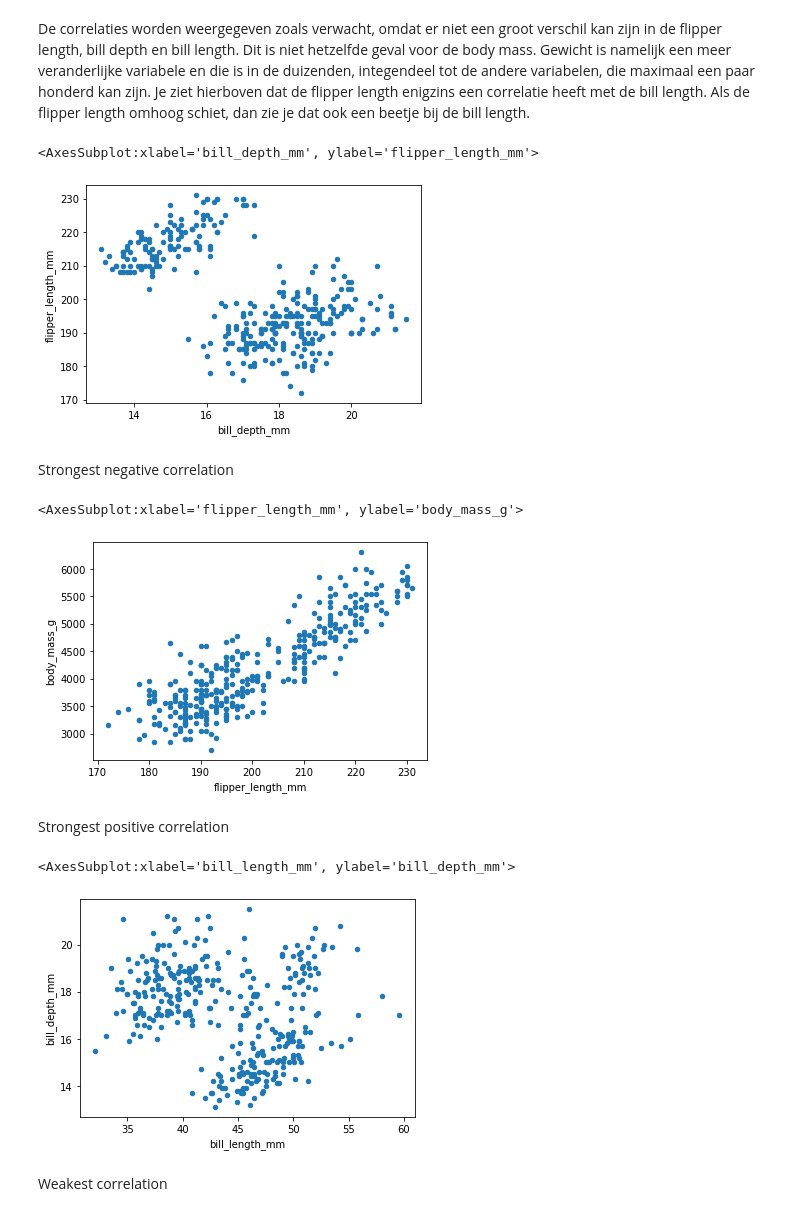
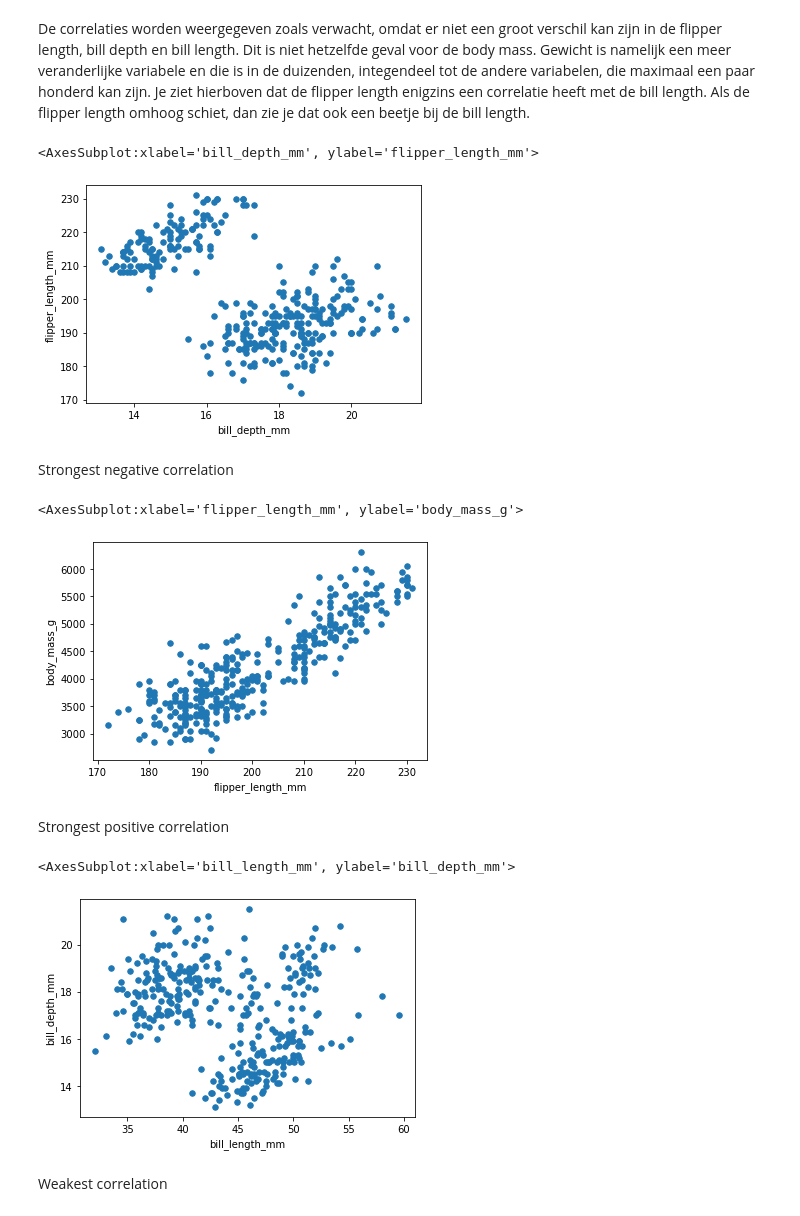
Before and after one commit to yisun2001/Data-Science, a Jupyter notebook: Assignment_9_10.ipynb, the cells around one changed output. Saved outputs shown, nothing was run; the diff lists cells and outputs as text; code cells hidden in the pictures.

```diff
--- a/Assignment_9_10.ipynb
+++ b/Assignment_9_10.ipynb
@@ -182,24 +52,24 @@ penguins.drop(['body_mass_g'],axis = 1).plot(figsize=(16,6))
 # %% [markdown]
 De correlaties worden weergegeven zoals verwacht, omdat er niet een groot verschil kan zijn in de flipper length, bill depth en bill length. Dit is niet hetzelfde geval voor de body mass. Gewicht is namelijk een meer veranderlijke variabele en die is in de duizenden, integendeel tot de andere variabelen, die maximaal een paar honderd kan zijn. Je ziet hierboven dat de flipper length enigzins een correlatie heeft met de bill length. Als de flipper length omhoog schiet, dan zie je dat ook een beetje bij de bill length.
 # %%
-penguins.plot(kind='scatter', x='bill_depth_mm', y='flipper_length_mm')
+penguins.plot(kind='scatter', x='bill_depth_mm', y='flipper_length_mm', s=30)
 # %% [output]
 <AxesSubplot:xlabel='bill_depth_mm', ylabel='flipper_length_mm'>
-[figure, old version]
+[figure, new version]
 # %% [markdown]
 Strongest negative correlation
 # %%
-penguins.plot(kind='scatter', x='flipper_length_mm', y='body_mass_g')
+penguins.plot(kind='scatter', x='flipper_length_mm', y='body_mass_g', s=30)
 # %% [output]
 <AxesSubplot:xlabel='flipper_length_mm', ylabel='body_mass_g'>
-[figure, old version]
+[figure, new version]
 # %% [markdown]
 Strongest positive correlation
 # %%
-penguins.plot(kind='scatter', x='bill_length_mm', y='bill_depth_mm')
+penguins.plot(kind='scatter', x='bill_length_mm', y='bill_depth_mm',s=30)
 # %% [output]
 <AxesSubplot:xlabel='bill_length_mm', ylabel='bill_depth_mm'>
-[figure, old version]
+[figure, new version]
 # %% [markdown]
 Weakest correlation
 # %% [markdown]
```
Also changed, not shown: parts of 28 cells of this notebook.
